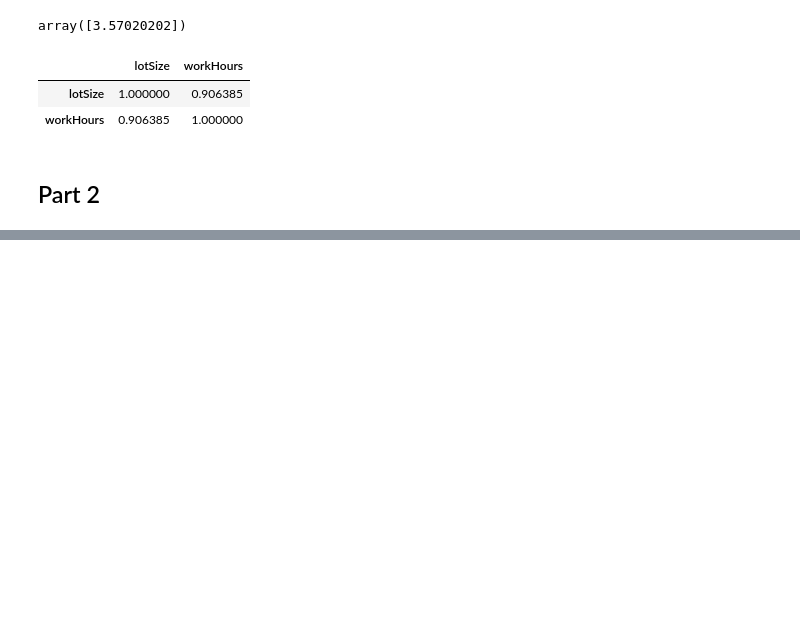
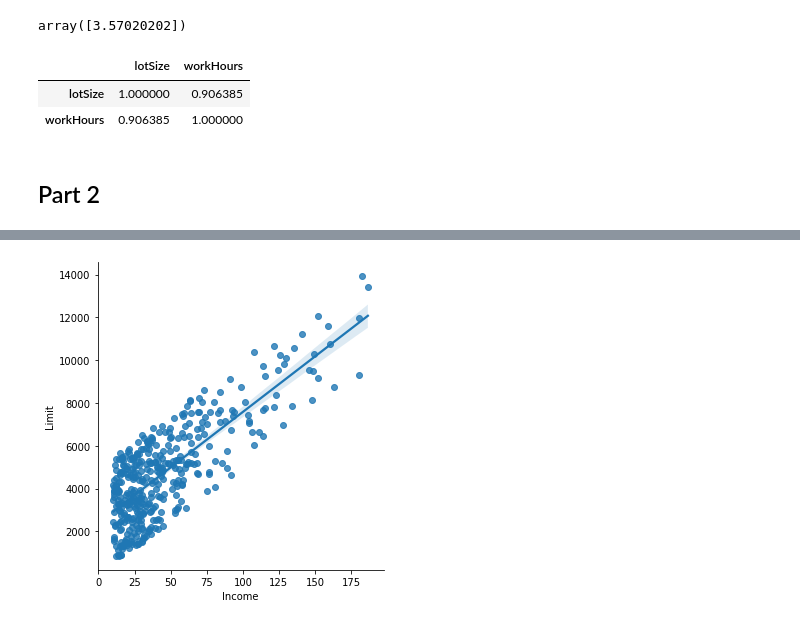
Before and after one commit to USF-CS-663-Spring-2020/lab-05-regression-tylerIams, a Jupyter notebook: Lab5.ipynb, the cells around one changed output, grey strips where cells are left out. Drawn from its saved outputs; the diff is of its cells as text; code cells hidden in the pictures; blank space fills up the shorter version.

```diff
--- a/Lab5.ipynb
+++ b/Lab5.ipynb
@@ -59,0 +89,6 @@ corr_matrix
+# %%
+plt_income = sns.lmplot(x='Income', y='Limit', data=df)
+# Slope is probably +50/60 so positively correlated
+# Intercept probably around 2000
+# %% [output]
+[figure, added]
```
Also changed, not shown: parts of 11 cells of this notebook.
